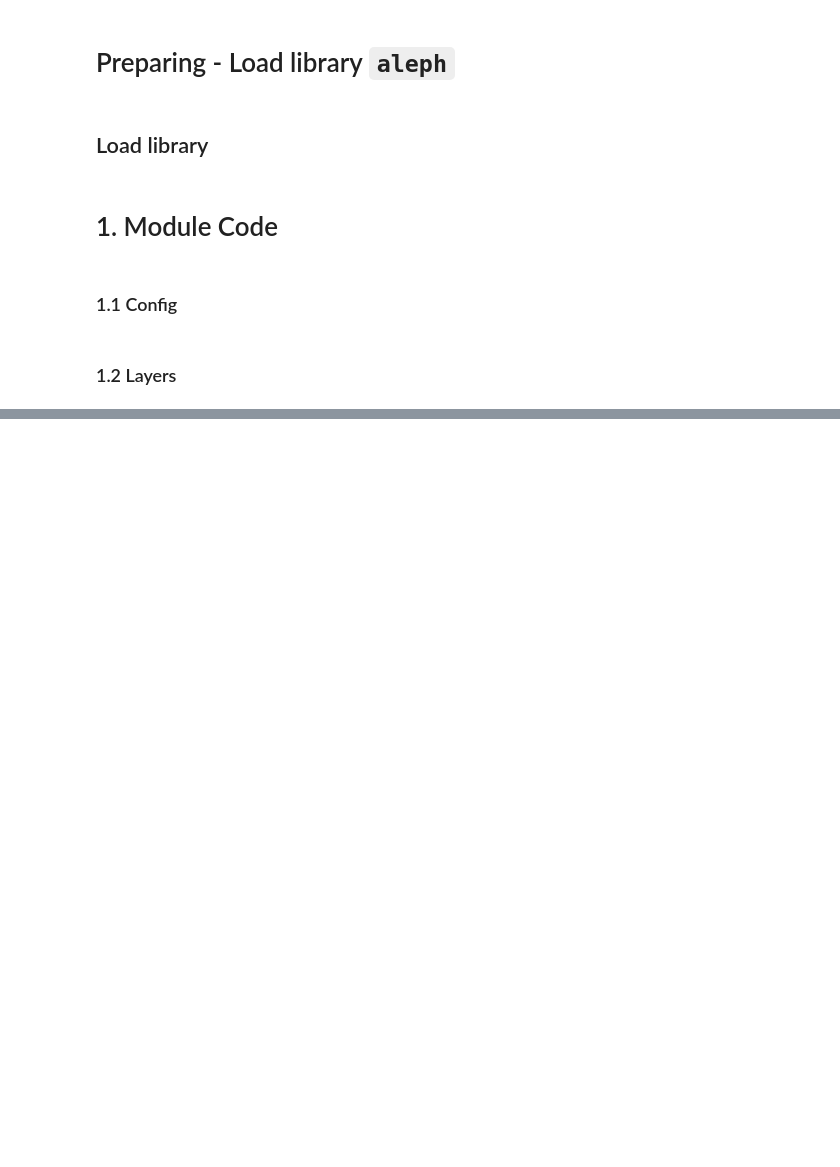
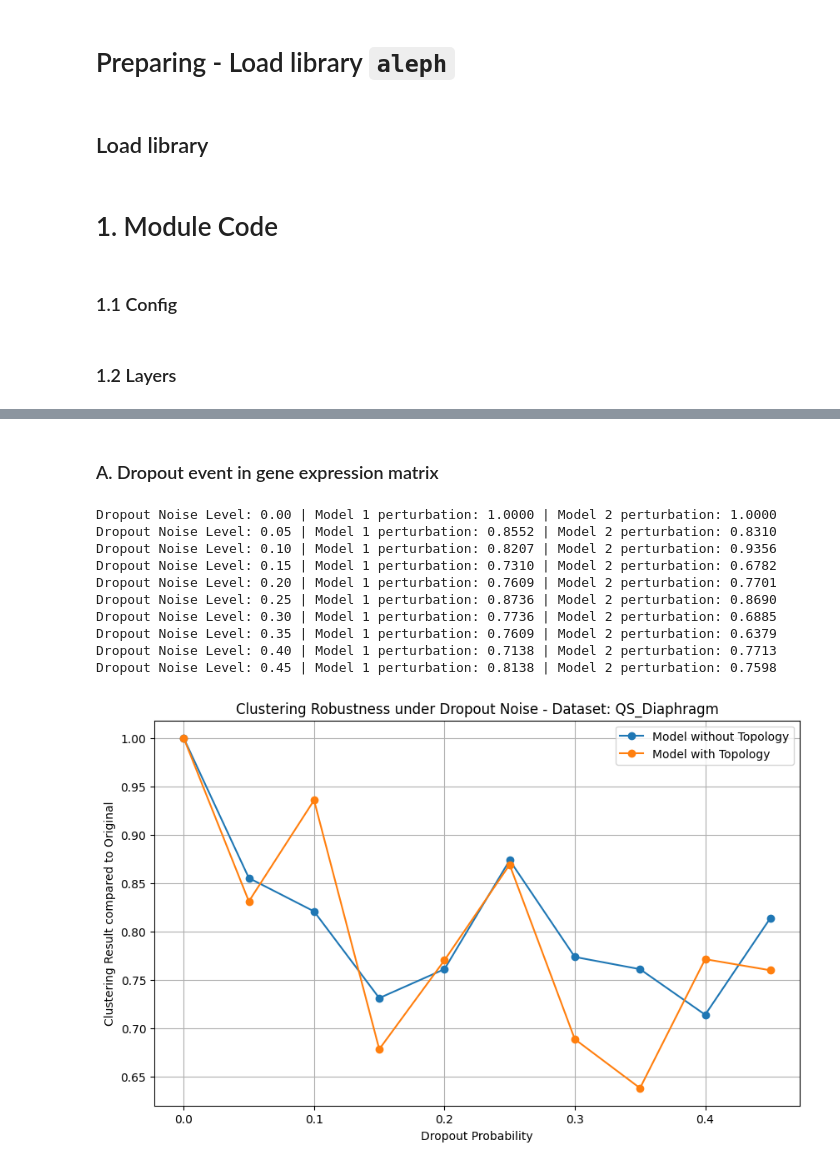
Before and after one commit to trungtranquoc/Topology-Contrastive-Learning-for-scRNA-seq-Clustering, a Jupyter notebook: experimental_notebooks/scgpcl-topology.ipynb, the cells around one changed output, grey strips where cells are left out. Cells and saved outputs as stored; diff of their text form; code cells hidden in the pictures; blank space fills up the shorter version.

```diff
--- a/experimental_notebooks/scgpcl-topology.ipynb
+++ b/experimental_notebooks/scgpcl-topology.ipynb
@@ -28,10 +28,13 @@ sys.path.append(os.path.abspath('..'))
 # %%
 # Max dimension for topological features (0 for connected components, 1 for loops)
 BASE_DIR = '../data'
-Datasets = ['Petropoulos']
+dataset = 'QS_Diaphragm'
 
 MAX_TOPOLOGY_DIM = 1
-topo_weight_loss = 100
+topo_weight_loss = 700
+
+pre_epochs = 200      # originally 200
+fine_epochs = 200      # originally 200
 # %% [markdown]
 # 1. Module Code
 # %% [markdown]
@@ -55,8 +58,8 @@ class Config:
         self.fine_lr = 1.0
         self.decay = 1e-4
         self.warmup = 100
-        self.epochs = 200
-        self.fine_epochs = 200
+        self.epochs = pre_epochs
+        self.fine_epochs = fine_epochs
         self.batch_size = 1024
         self.ns = '[2048,1024]'
         self.recon = 'zinb'
@@ -186,7 +191,7 @@ def normalize(adata, HVG=0.2, filter_min_counts=True, size_factors=True, logtran
     adata.raw = adata.copy()
 
     if size_factors:
-        sc.pp.normalize_per_cell(adata)
+        sc.pp.normalize_total(adata)
         adata.obs['size_factors'] = adata.obs.n_counts / np.median(adata.obs.n_counts)
     else:
         adata.obs['size_factors'] = 1.0
@@ -647,0 +701,48 @@ for dataset in Datasets:
+# %% [markdown]
+### A. Dropout event in gene expression matrix
+# %%
+from utils.perturbation import dropout_event
+
+# Testing with dropout_event first
+drop_prob = np.arange(0, 0.5, 0.05)
+
+acc_scores_1 = []
+acc_scores_2 = []
+
+for prob in drop_prob:
+    noise_gene_embedding = original_gene_embeddings.weight.detach().clone()
+    noisy_weights_dropout = dropout_event(noise_gene_embedding, drop_prob=prob)
+    noisy_gene_emb = nn.Embedding.from_pretrained(noisy_weights_dropout, freeze=True)
+
+    embedding_1 = torch.from_numpy(model_1.predict_full_cell_rep(original_graph.to(device), noisy_gene_emb)).to(device)
+    embedding_2 = torch.from_numpy(model_2.predict_full_cell_rep(original_graph.to(device), noisy_gene_emb)).to(device)
+
+    acc_scores_1.append(noise_evaluation(embedding_1, baseline_embedding_1, NUM_CLUSTERS))
+    acc_scores_2.append(noise_evaluation(embedding_2, baseline_embedding_2, NUM_CLUSTERS))
+    print(f"Dropout Noise Level: {prob:.2f} | Model 1 perturbation: {acc_scores_1[-1]:.4f} | Model 2 perturbation: {acc_scores_2[-1]:.4f}")
+
+import matplotlib.pyplot as plt
+
+plt.figure(figsize=(10, 6))
+plt.plot(drop_prob, acc_scores_1, marker='o', label='Model without Topology')
+plt.plot(drop_prob, acc_scores_2, marker='o', label='Model with Topology')
+plt.xlabel('Dropout Probability')
+plt.ylabel('Clustering Result compared to Original')
+
+plt.title(f'Clustering Robustness under Dropout Noise - Dataset: {dataset}')
+
+plt.legend()
+plt.grid()
+plt.show()
+# %% [output]
+Dropout Noise Level: 0.00 | Model 1 perturbation: 1.0000 | Model 2 perturbation: 1.0000
+Dropout Noise Level: 0.05 | Model 1 perturbation: 0.8552 | Model 2 perturbation: 0.8310
+Dropout Noise Level: 0.10 | Model 1 perturbation: 0.8207 | Model 2 perturbation: 0.9356
+Dropout Noise Level: 0.15 | Model 1 perturbation: 0.7310 | Model 2 perturbation: 0.6782
+Dropout Noise Level: 0.20 | Model 1 perturbation: 0.7609 | Model 2 perturbation: 0.7701
+Dropout Noise Level: 0.25 | Model 1 perturbation: 0.8736 | Model 2 perturbation: 0.8690
+Dropout Noise Level: 0.30 | Model 1 perturbation: 0.7736 | Model 2 perturbation: 0.6885
+Dropout Noise Level: 0.35 | Model 1 perturbation: 0.7609 | Model 2 perturbation: 0.6379
+Dropout Noise Level: 0.40 | Model 1 perturbation: 0.7138 | Model 2 perturbation: 0.7713
+Dropout Noise Level: 0.45 | Model 1 perturbation: 0.8138 | Model 2 perturbation: 0.7598
+[figure, added]
```
Also changed, not shown: parts of 15 cells of this notebook, 7 other files.
